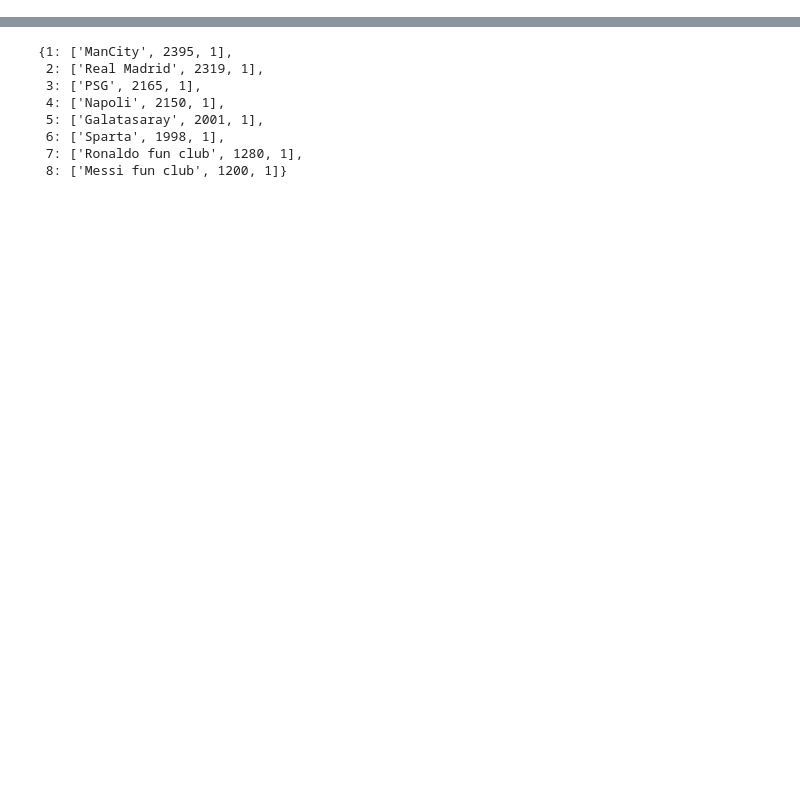
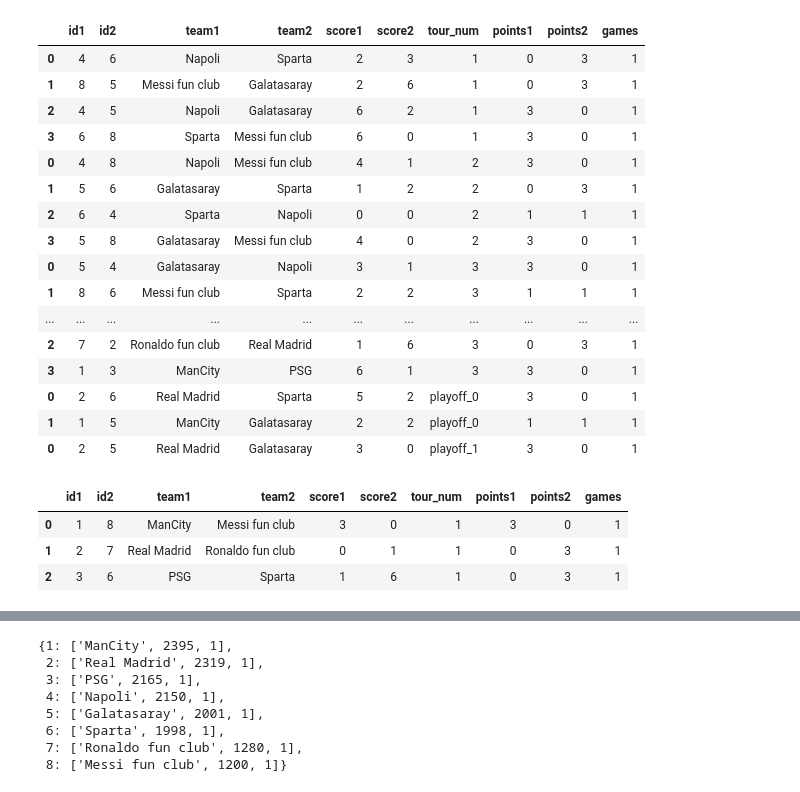
Before and after one commit to rosolimo212/torunaments, a Jupyter notebook: main.ipynb, the cells around one changed output, grey strips where cells are left out. Cells and saved outputs as stored; diff of their text form; code cells hidden in the pictures; blank space fills up the shorter version.

```diff
--- a/main.ipynb
+++ b/main.ipynb
@@ -235,0 +419,26 @@ teams_dct = {
+# %%
+def make_combine_tournament(teams_lst, teams_dct, groups, teams_to_po):
+    """
+    txt
+    """
+
+    random_team_lst = teams_lst.copy()
+    random.shuffle(random_team_lst)
+    winners_lst = []
+    tourn_log_df = pd.DataFrame()
+
+    teams_in_group = len(teams_lst) // groups
+    for group_num in range(groups):
+        group_lst = random_team_lst[(group_num*teams_in_group):((group_num+1)*teams_in_group)]
+        group_log_df, group_results_df = make_round_robin_tournament(group_lst, teams_dct)
+        winners = group_results_df[group_results_df['place'] <= teams_to_po]['id']
+        for winner in winners:
+            winners_lst.append(winner)
+
+        tourn_log_df = pd.concat([tourn_log_df, group_log_df])
+
+    po_results_df, po_log_df = make_playoff_tournament(winners_lst, teams_dct)
+    po_log_df['tour_num'] = 'playoff_' + po_log_df['tour_num'].astype('str')
+    tourn_log_df = pd.concat([tourn_log_df, po_log_df])
+
+    return tourn_log_df, po_results_df
@@ -235,0 +447,2 @@ teams_dct = {
+# %%
+tourn_log_df, po_results_df = make_combine_tournament(teams_lst, teams_dct, 2, 2)
@@ -235,0 +461,20 @@ teams_dct = {
+# %%
+tourn_log_df
+# %% [output]
+|  | id1 | id2 | team1 | team2 | score1 | score2 | tour_num | points1 | points2 | games |
+| 0 | 4 | 6 | Napoli | Sparta | 2 | 3 | 1 | 0 | 3 | 1 |
+| 1 | 8 | 5 | Messi fun club | Galatasaray | 2 | 6 | 1 | 0 | 3 | 1 |
+| 2 | 4 | 5 | Napoli | Galatasaray | 6 | 2 | 1 | 3 | 0 | 1 |
+| 3 | 6 | 8 | Sparta | Messi fun club | 6 | 0 | 1 | 3 | 0 | 1 |
+| 0 | 4 | 8 | Napoli | Messi fun club | 4 | 1 | 2 | 3 | 0 | 1 |
+| 1 | 5 | 6 | Galatasaray | Sparta | 1 | 2 | 2 | 0 | 3 | 1 |
+| 2 | 6 | 4 | Sparta | Napoli | 0 | 0 | 2 | 1 | 1 | 1 |
+| 3 | 5 | 8 | Galatasaray | Messi fun club | 4 | 0 | 2 | 3 | 0 | 1 |
+| 0 | 5 | 4 | Galatasaray | Napoli | 3 | 1 | 3 | 3 | 0 | 1 |
+| 1 | 8 | 6 | Messi fun club | Sparta | 2 | 2 | 3 | 1 | 1 | 1 |
+| ... | ... | ... | ... | ... | ... | ... | ... | ... | ... | ... |
+| 2 | 7 | 2 | Ronaldo fun club | Real Madrid | 1 | 6 | 3 | 0 | 3 | 1 |
+| 3 | 1 | 3 | ManCity | PSG | 6 | 1 | 3 | 3 | 0 | 1 |
+| 0 | 2 | 6 | Real Madrid | Sparta | 5 | 2 | playoff_0 | 3 | 0 | 1 |
+| 1 | 1 | 5 | ManCity | Galatasaray | 2 | 2 | playoff_0 | 1 | 1 | 1 |
+| 0 | 2 | 5 | Real Madrid | Galatasaray | 3 | 0 | playoff_1 | 3 | 0 | 1 |
@@ -235,0 +484,7 @@ teams_dct = {
+# %%
+tourn_log_df[0:3]
+# %% [output]
+|  | id1 | id2 | team1 | team2 | score1 | score2 | tour_num | points1 | points2 | games |
+| 0 | 1 | 8 | ManCity | Messi fun club | 3 | 0 | 1 | 3 | 0 | 1 |
+| 1 | 2 | 7 | Real Madrid | Ronaldo fun club | 0 | 1 | 1 | 0 | 3 | 1 |
+| 2 | 3 | 6 | PSG | Sparta | 1 | 6 | 1 | 0 | 3 | 1 |
```
Also changed, not shown: parts of 41 cells of this notebook, 1 other file.
